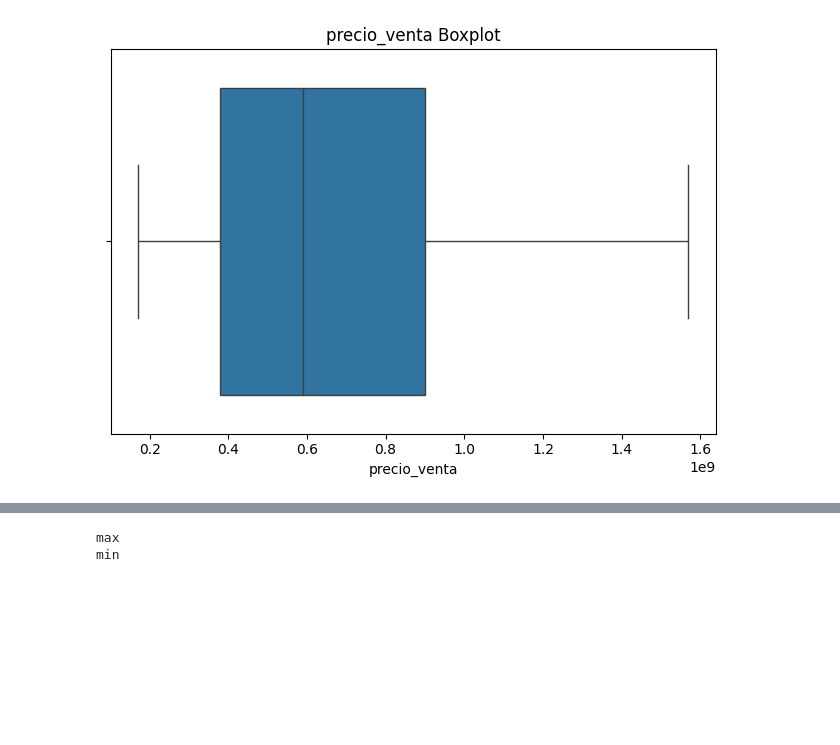
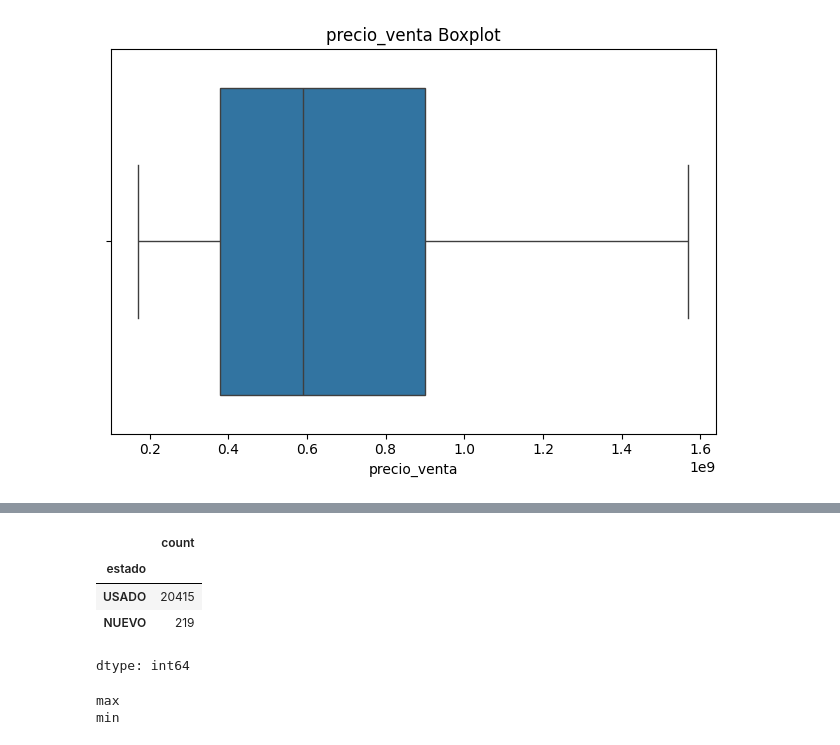
Before and after one commit to amrios80/linear-regression-tutorial, a Jupyter notebook: aptos/aptos.ipynb, the cells around one changed output, grey strips where cells are left out. Cells and saved outputs as stored; diff of their text form; code cells hidden in the pictures; blank space fills up the shorter version.

```diff
--- a/aptos/aptos.ipynb
+++ b/aptos/aptos.ipynb
@@ -165,3 +196,11 @@ boxplot(apto_df, field="precio_venta")
+# %%
+apto_df["estado"].value_counts()
+# %% [output]
+|  | count |
+| estado |  |
+| USADO | 20415 |
+| NUEVO | 219 |
+dtype: int64
 # %%
 def print_max(df, target_var):
     print("max")
```
Also changed, not shown: parts of 7 cells of this notebook.
